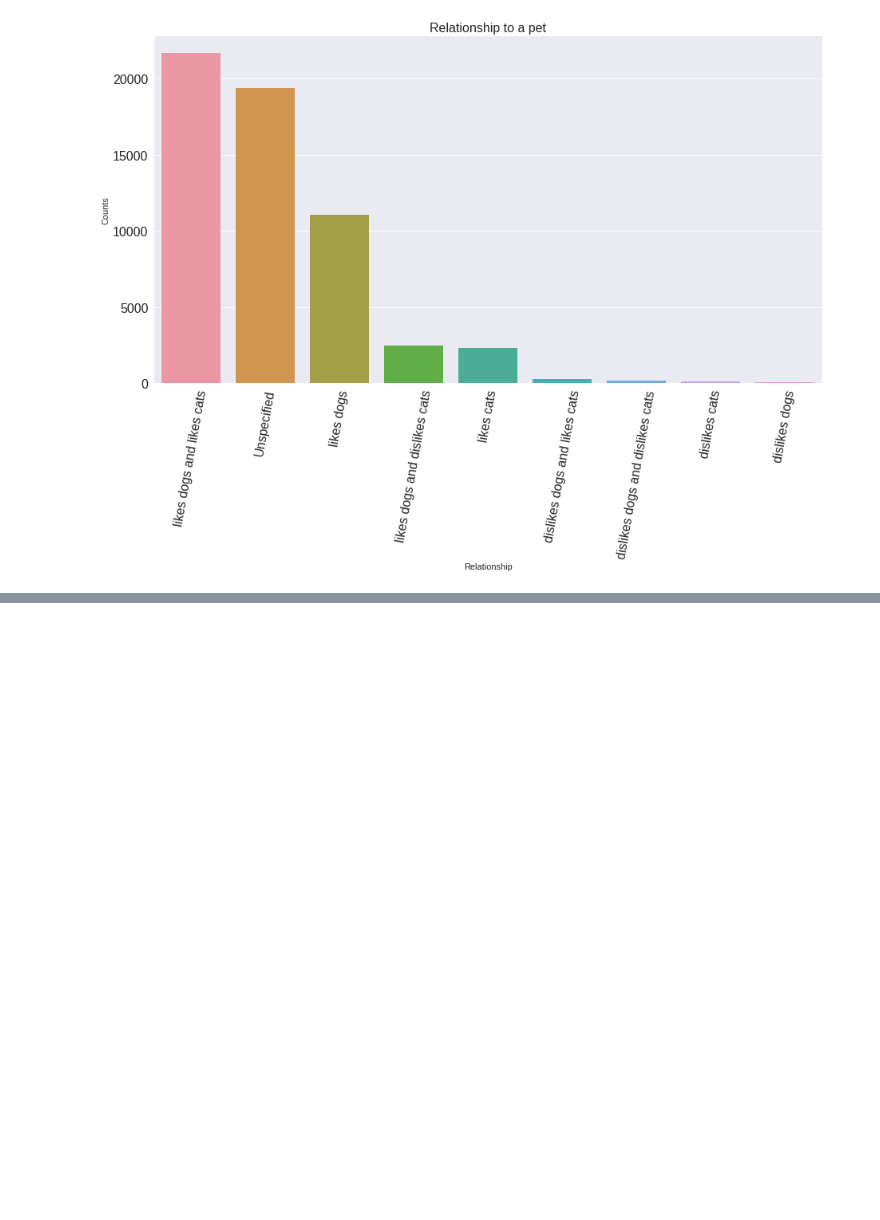
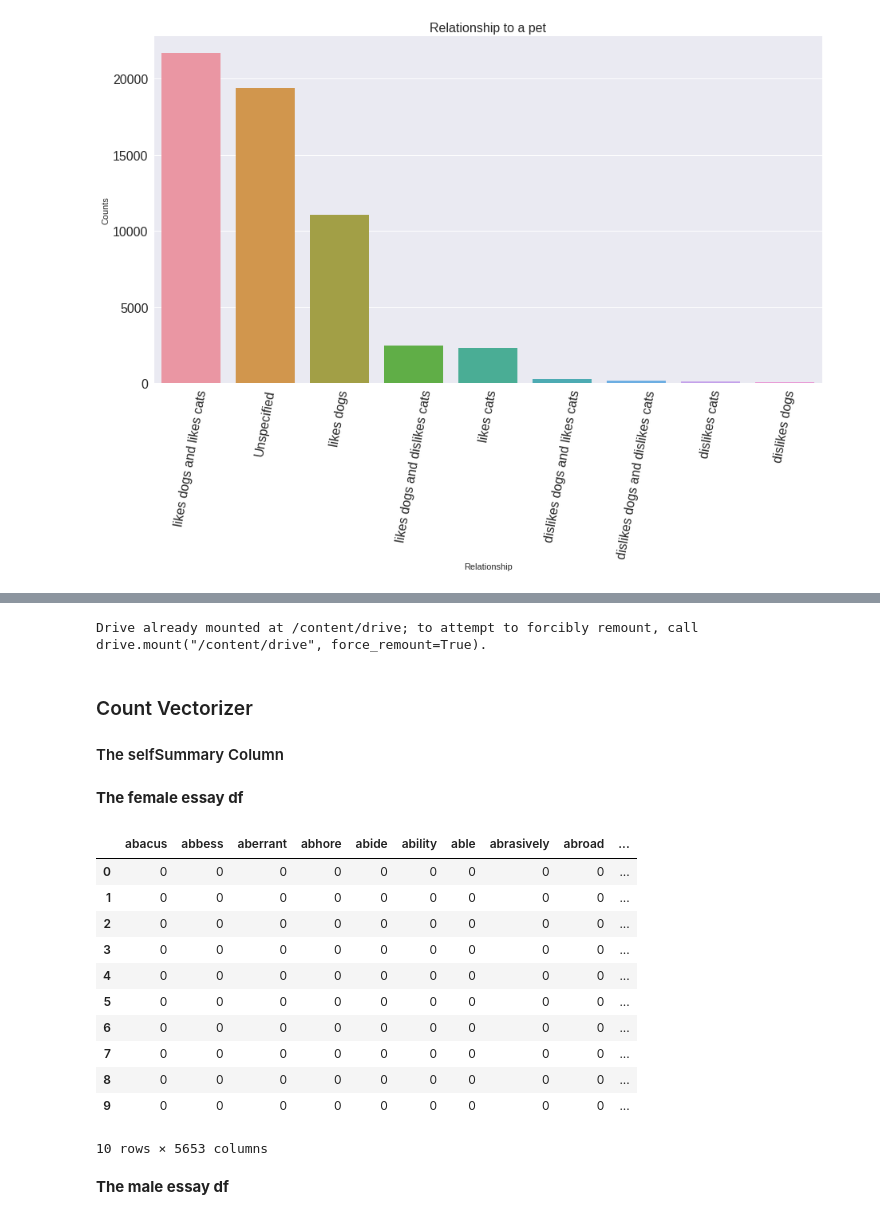
Before and after one commit to BensonMuriu/Dating-App-Recommender, a Jupyter notebook: P5_Notebook.ipynb, the cells around one changed output, grey strips where cells are left out. Drawn from its saved outputs; the diff is of its cells as text; code cells hidden in the pictures; blank space fills up the shorter version.

Commit message:
Finshed count vectorization

```diff
--- a/P5_Notebook.ipynb
+++ b/P5_Notebook.ipynb
@@ -79,7 +97,7 @@ Drive already mounted at /content/drive; to attempt to forcibly remount, call dr
 # %%
 #Importing dataset
 
-dating_df = pd.read_csv('/content/drive/MyDrive/okcupid_profiles.csv')
+dating_df = pd.read_csv('/content/drive/MyDrive/data/okcupid_profiles.csv')
 # %%
 pd.set_option('display.max_columns',None)
 # %%
@@ -993,0 +1130,4 @@ plt.show()
+# %%
+# Create a list of stopwords
+stopwords_list = stopwords.words('english')
+stopwords_list += list(string.punctuation)
@@ -993,0 +1292,45 @@ plt.show()
+# %%
+from google.colab import drive
+drive.mount('/content/drive')
+# %% [output]
+Drive already mounted at /content/drive; to attempt to forcibly remount, call drive.mount("/content/drive", force_remount=True).
+# %% [markdown]
+### Count Vectorizer
+#### The selfSummary Column
+# %%
+def count_vectorizer_func(column):
+    # getting all words
+    words = nltk.word_tokenize(' '.join(column.values))
+    # sampling the words
+    sampled_words = pd.Series(words).sample(28000, random_state=21).values
+
+    # vectoring
+    cv = CountVectorizer(analyzer='word', stop_words=stopwords_list)
+    data = cv.fit_transform(sampled_words)
+    # creating a df
+    df = pd.DataFrame(data.toarray(), columns=cv.get_feature_names())
+
+    return df
+# %% [markdown]
+**The female essay df**
+# %%
+female_essay_df = pd.read_csv('data/femaleessay.csv')
+# %%
+# count vectorizing the selfSummary column in thd female_essay_df
+df_selfSummary_female = count_vectorizer_func(female_essay_df.selfSummary)
+df_selfSummary_female.head(10)
+# %% [output]
+|  | abacus | abbess | aberrant | abhore | abide | ability | able | abrasively | abroad | ... |
+| 0 | 0 | 0 | 0 | 0 | 0 | 0 | 0 | 0 | 0 | ... |
+| 1 | 0 | 0 | 0 | 0 | 0 | 0 | 0 | 0 | 0 | ... |
+| 2 | 0 | 0 | 0 | 0 | 0 | 0 | 0 | 0 | 0 | ... |
+| 3 | 0 | 0 | 0 | 0 | 0 | 0 | 0 | 0 | 0 | ... |
+| 4 | 0 | 0 | 0 | 0 | 0 | 0 | 0 | 0 | 0 | ... |
+| 5 | 0 | 0 | 0 | 0 | 0 | 0 | 0 | 0 | 0 | ... |
+| 6 | 0 | 0 | 0 | 0 | 0 | 0 | 0 | 0 | 0 | ... |
+| 7 | 0 | 0 | 0 | 0 | 0 | 0 | 0 | 0 | 0 | ... |
+| 8 | 0 | 0 | 0 | 0 | 0 | 0 | 0 | 0 | 0 | ... |
+| 9 | 0 | 0 | 0 | 0 | 0 | 0 | 0 | 0 | 0 | ... |
+10 rows × 5653 columns
+# %% [markdown]
+**The male essay df**
```
Also changed, not shown: parts of 117 cells of this notebook.
